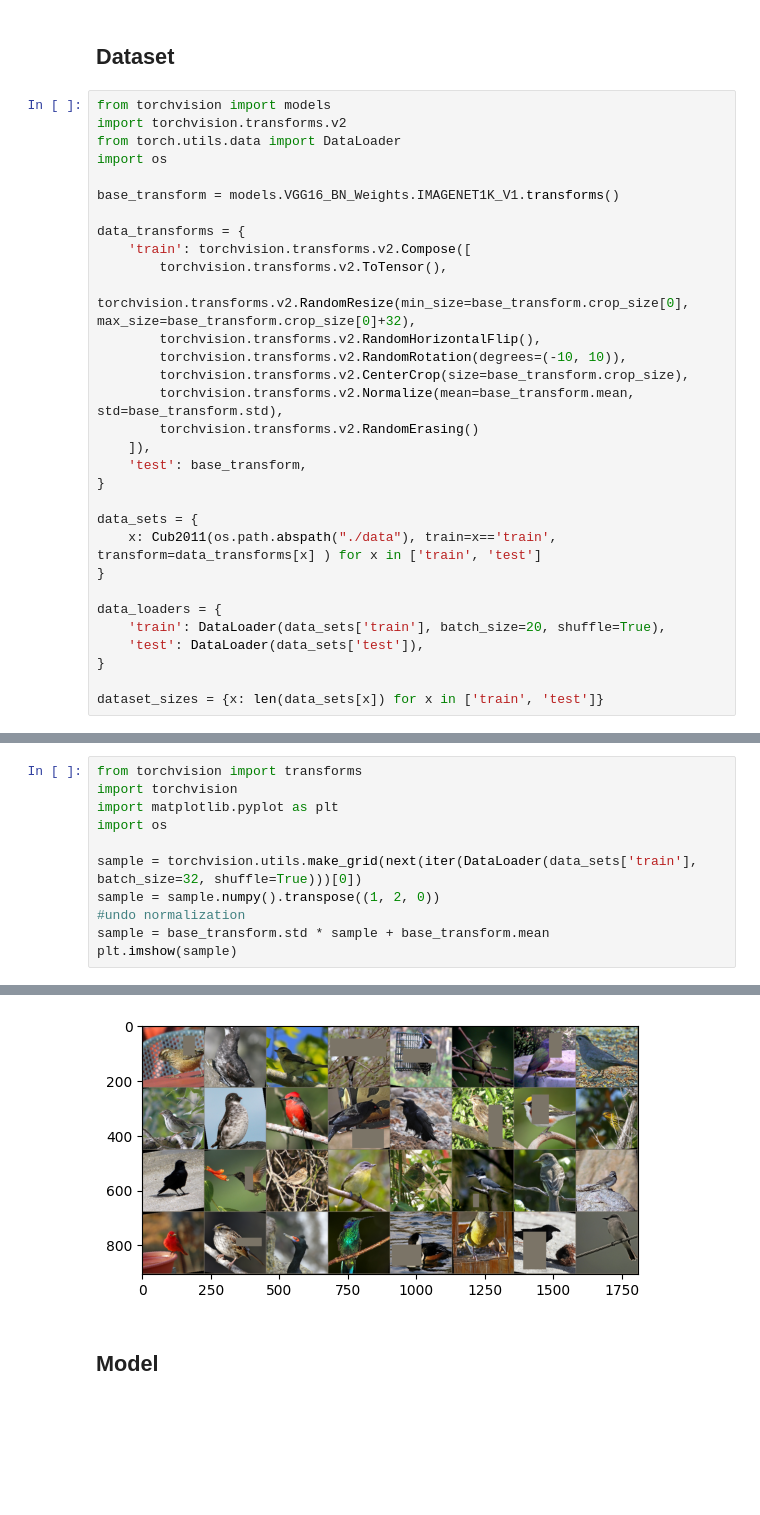
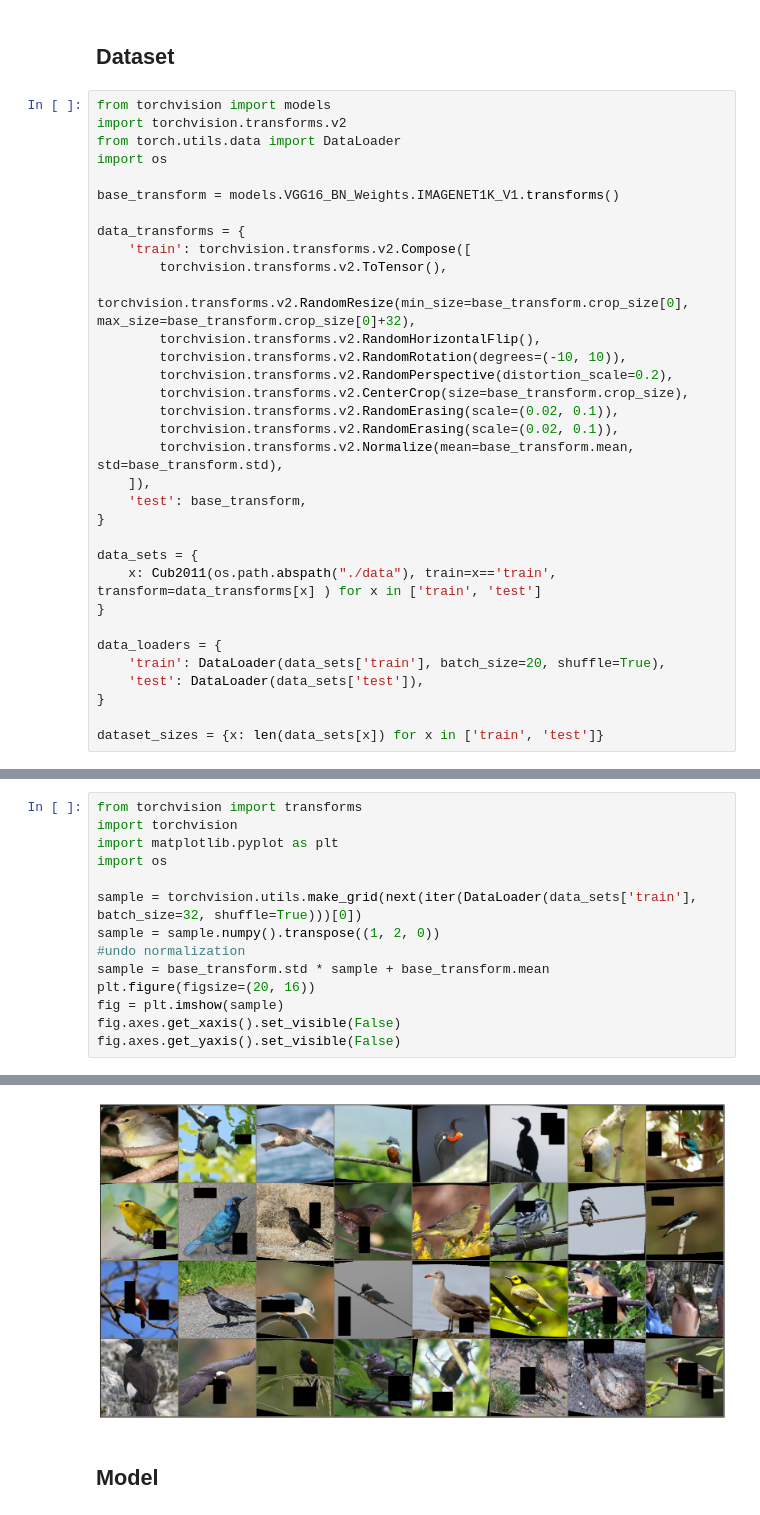
Before and after one commit to tomaszgawron901/deep-learning-23-project, a Jupyter notebook: notebook.ipynb, the cells around one changed output, grey strips where cells are left out. Saved outputs shown, nothing was run; the diff lists cells and outputs as text; blank space fills up the shorter version.

Commit message:
add new transforms and upgrade image display after transform

```diff
--- a/notebook.ipynb
+++ b/notebook.ipynb
@@ -116,9 +116,11 @@ data_transforms = {
         torchvision.transforms.v2.RandomResize(min_size=base_transform.crop_size[0], max_size=base_transform.crop_size[0]+32),
         torchvision.transforms.v2.RandomHorizontalFlip(),
         torchvision.transforms.v2.RandomRotation(degrees=(-10, 10)),
+        torchvision.transforms.v2.RandomPerspective(distortion_scale=0.2),
         torchvision.transforms.v2.CenterCrop(size=base_transform.crop_size),
+        torchvision.transforms.v2.RandomErasing(scale=(0.02, 0.1)),
+        torchvision.transforms.v2.RandomErasing(scale=(0.02, 0.1)),
         torchvision.transforms.v2.Normalize(mean=base_transform.mean, std=base_transform.std),
-        torchvision.transforms.v2.RandomErasing()
     ]),
     'test': base_transform,
 }
@@ -149,5 +145,8 @@ sample = torchvision.utils.make_grid(next(iter(DataLoader(data_sets['train'], ba
 sample = sample.numpy().transpose((1, 2, 0))
 #undo normalization
 sample = base_transform.std * sample + base_transform.mean
-plt.imshow(sample)
+plt.figure(figsize=(20, 16))
+fig = plt.imshow(sample)
+fig.axes.get_xaxis().set_visible(False)
+fig.axes.get_yaxis().set_visible(False)
 # %% [output]
@@ -156,4 +154,4 @@ WARNING:matplotlib.image:Clipping input data to the valid range for imshow with
-[figure, old version]
+[figure, new version]
 # %% [markdown]
 ## Model
 # %%
```
Also changed, not shown: parts of 2 cells of this notebook.
